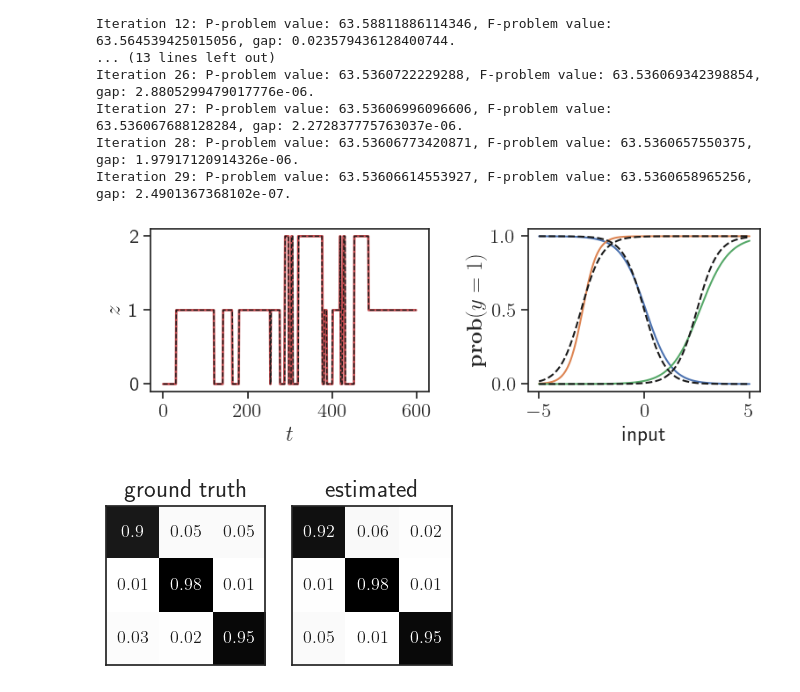
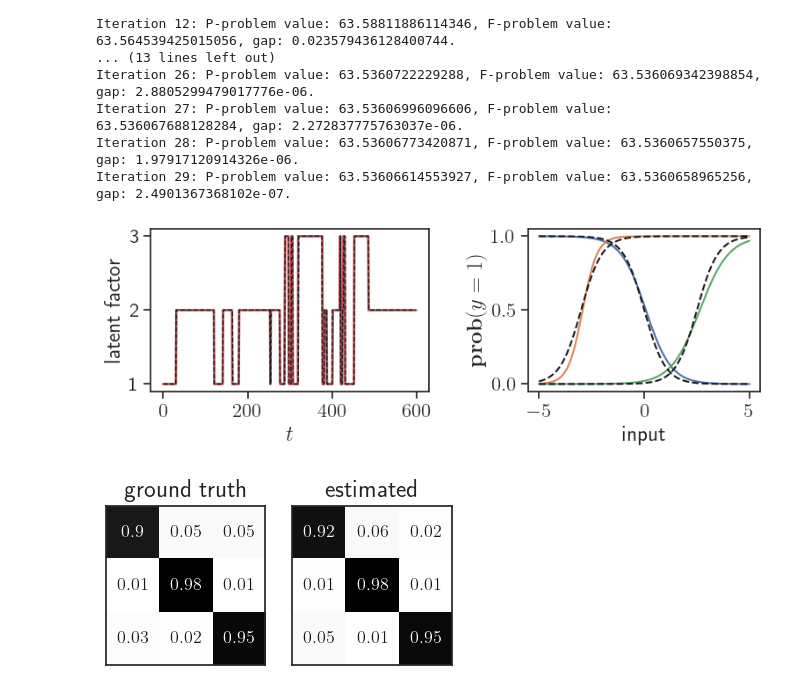
Before and after one commit to nrgrp/dlfm, a Jupyter notebook: examples/io_hmm.ipynb, the cells around one changed output. Saved outputs shown, nothing was run; the diff lists cells and outputs as text; code cells hidden in the pictures.

```diff
--- a/examples/io_hmm.ipynb
+++ b/examples/io_hmm.ipynb
@@ -111,28 +111,28 @@ Iteration 29: P-problem value: 63.53606614553927, F-problem value: 63.5360658965
 # %%
 fig, axs = plt.subplots(1, 2, figsize=(8, 3), width_ratios=(1.2, 1))
 
 axs[0].plot(labels, linestyle='dashed', color='k', linewidth=1, zorder=10)
 axs[0].plot(np.argmax(z.value, axis=-1), color='r', linewidth=2)
 
 inputs = np.linspace(-5, 5, m)
 inputs = np.vstack([inputs, np.ones(m)]).T
 for i in range(K):
     axs[1].plot(inputs[:, 0], 1 / (1 + np.exp(-inputs @ coefs[i])),
                 linestyle='dashed', color='k', zorder=10)
     axs[1].plot(inputs[:, 0], 1 / (1 + np.exp(-inputs @ thetas[i].value)))
 
 axs[0].set_xlabel('$t$')
-axs[0].set_ylabel('$z$')
+axs[0].set_ylabel('latent factor')
 axs[0].set_yticks([0, 1, 2])
-axs[0].set_yticklabels([0, 1, 2])
+axs[0].set_yticklabels([1, 2, 3])
 
 axs[1].set_xlabel('input')
 axs[1].set_ylabel(r'$\mathop{\bf prob}(y = 1)$')
 
 plt.tight_layout()
 fig.savefig('../figures/io_hmm.pdf', bbox_inches='tight')
 # %% [output]
-[figure, old version]
+[figure, new version]
 # %%
 p_tr_hat = np.zeros_like(p_tr)
 z_hat = np.argmax(z.value, axis=-1)
```
Also changed, not shown: 1 other file.
